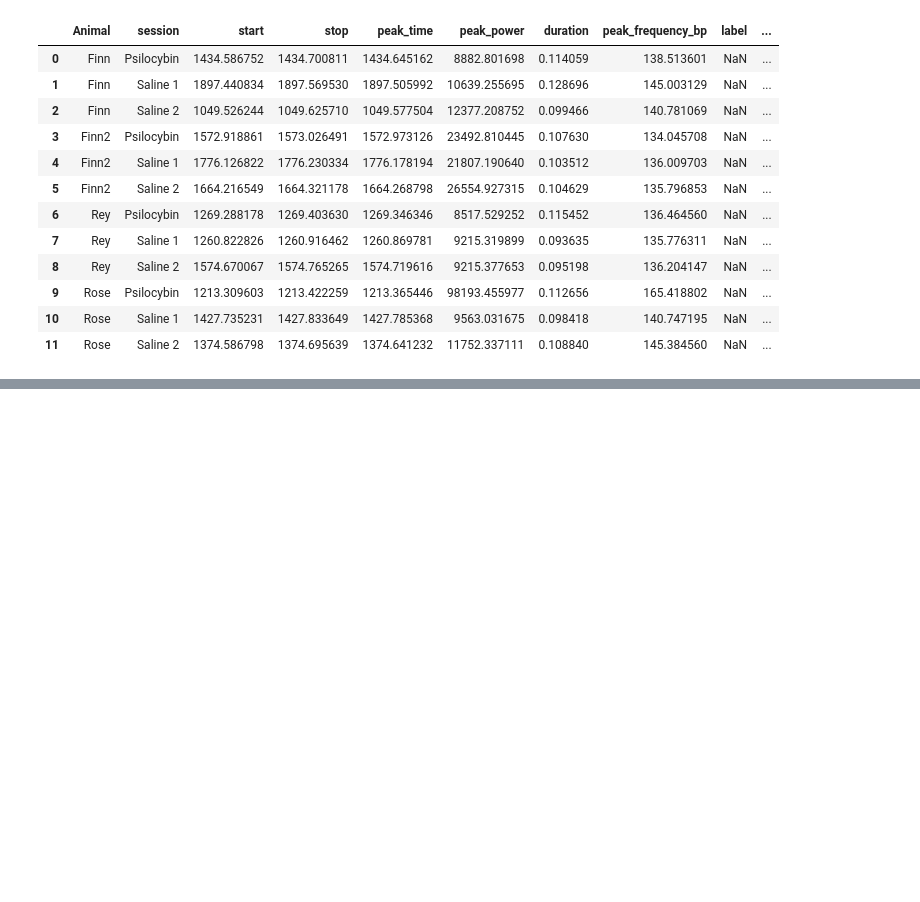
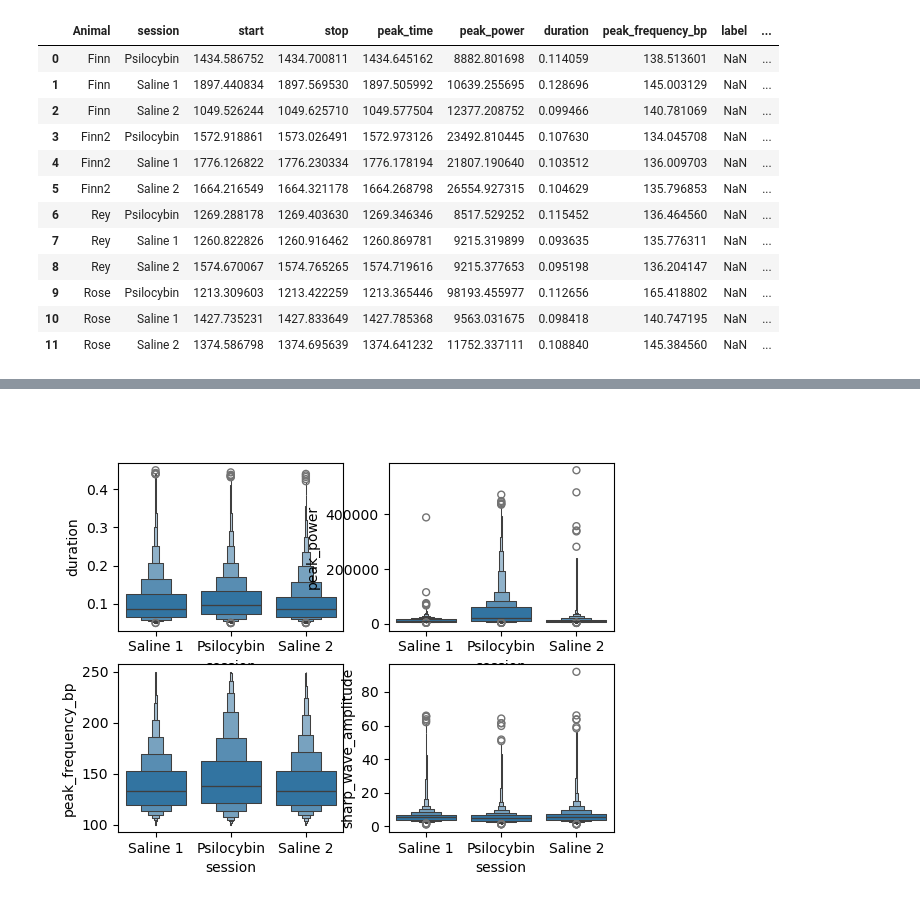
Before and after one commit to nkinsky/Projects_sandbox, a Jupyter notebook: Psilocybin/ripples/SWR_grp_analysis_no_bs.ipynb, the cells around one changed output, grey strips where cells are left out. Drawn from its saved outputs; the diff is of its cells as text; code cells hidden in the pictures; blank space fills up the shorter version.

```diff
--- a/Psilocybin/ripples/SWR_grp_analysis_no_bs.ipynb
+++ b/Psilocybin/ripples/SWR_grp_analysis_no_bs.ipynb
@@ -154,0 +173,8 @@ Mann-Whitney U test p-value=0.0025122658301915133
+# %%
+%matplotlib widget
+features = ["duration", "peak_power", "peak_frequency_bp", "sharp_wave_amplitude"]
+_, ax = plt.subplots(2, 2)
+for feature, a in zip(features, ax.reshape(-1)):
+    sns.boxenplot(data=df_grp, x="session", y=feature, ax=a)
+# %% [output]
+[figure, added]
```
Also changed, not shown: parts of 6 cells of this notebook.
